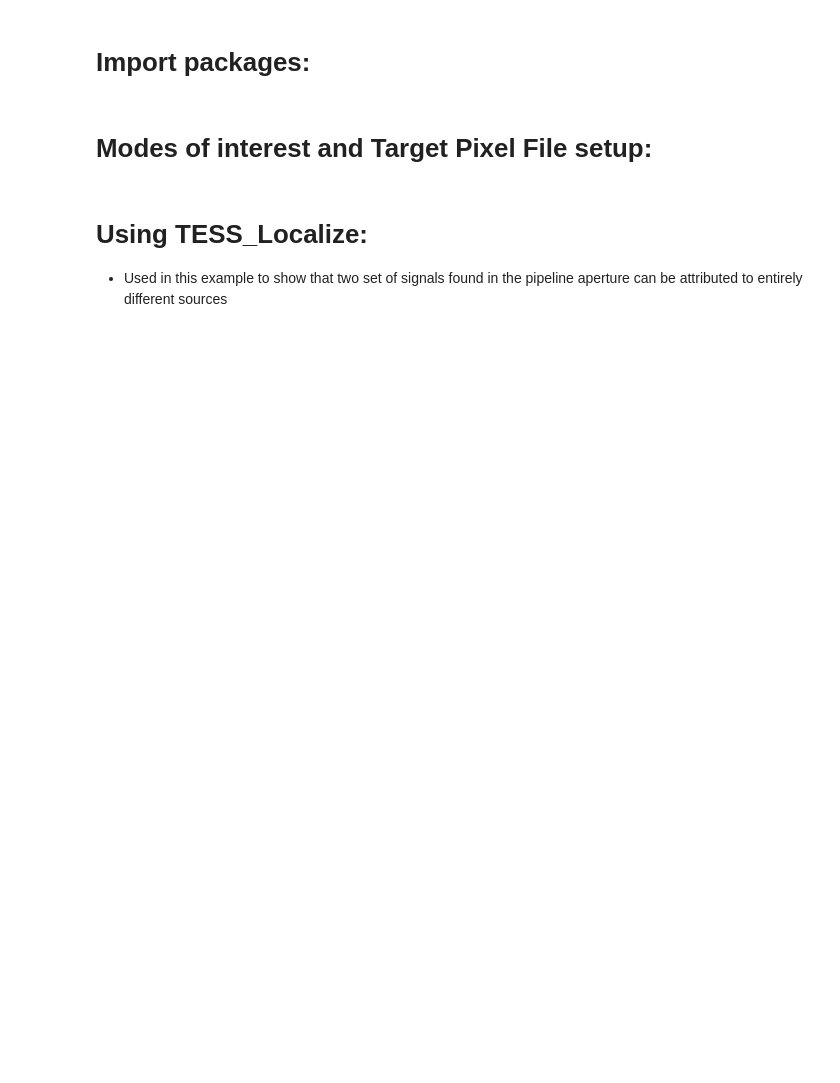
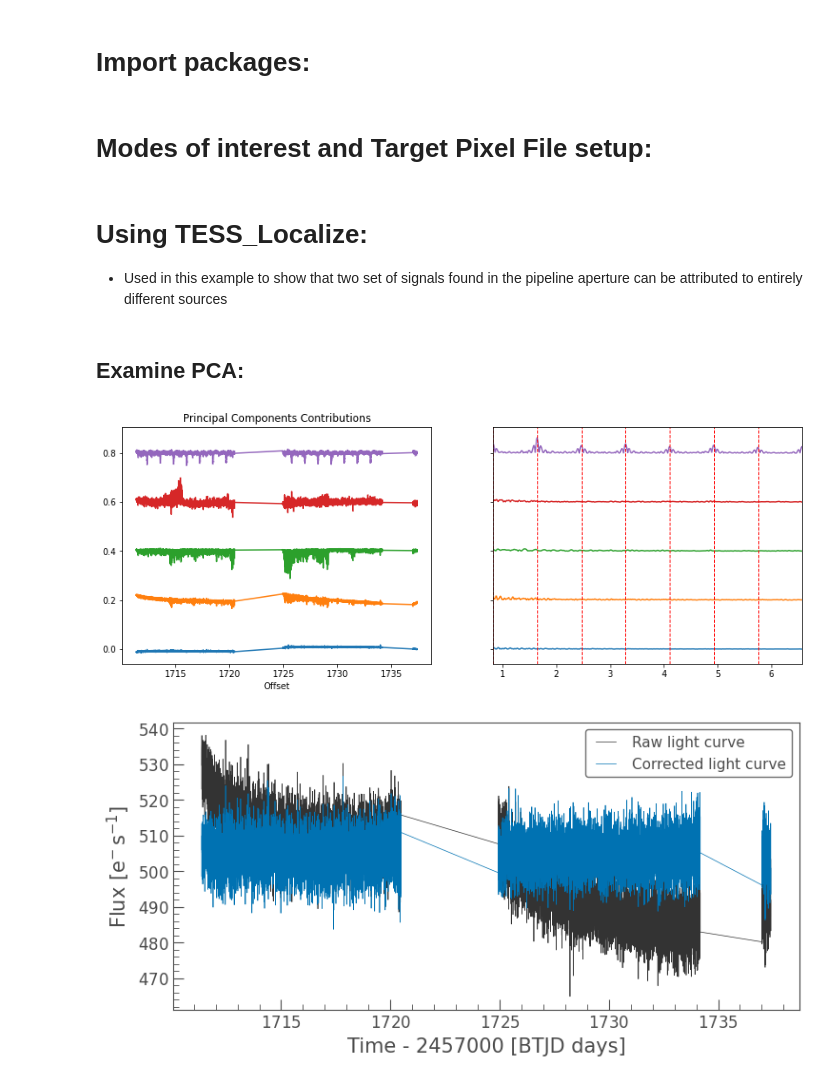
Before and after one commit to Higgins00/TESS-Localize, a Jupyter notebook: examples/TESS_WD_example.ipynb, the cells around one changed output. Cells and saved outputs as stored; diff of their text form; code cells hidden in the pictures; blank space fills up the shorter version.

```diff
--- a/examples/TESS_WD_example.ipynb
+++ b/examples/TESS_WD_example.ipynb
@@ -17,3 +17,7 @@ tpf = search_result.download(quality_bitmask='default')
 # Using TESS_Localize:
 
 * Used in this example to show that two set of signals found in the pipeline aperture can be attributed to entirely different sources
+# %% [markdown]
+## Examine PCA:
+# %%
+low_pca = tl.PCA(targetpixelfile=tpf, frequencies=low_frequency_list, frequnit=u.uHz, principal_components = 5)
@@ -19,0 +26,5 @@ tpf = search_result.download(quality_bitmask='default')
+# %%
+low_pca.plot_pca()
+# %% [output]
+[figure, added]
+[figure, added]
```
Also changed, not shown: parts of 12 cells of this notebook.
